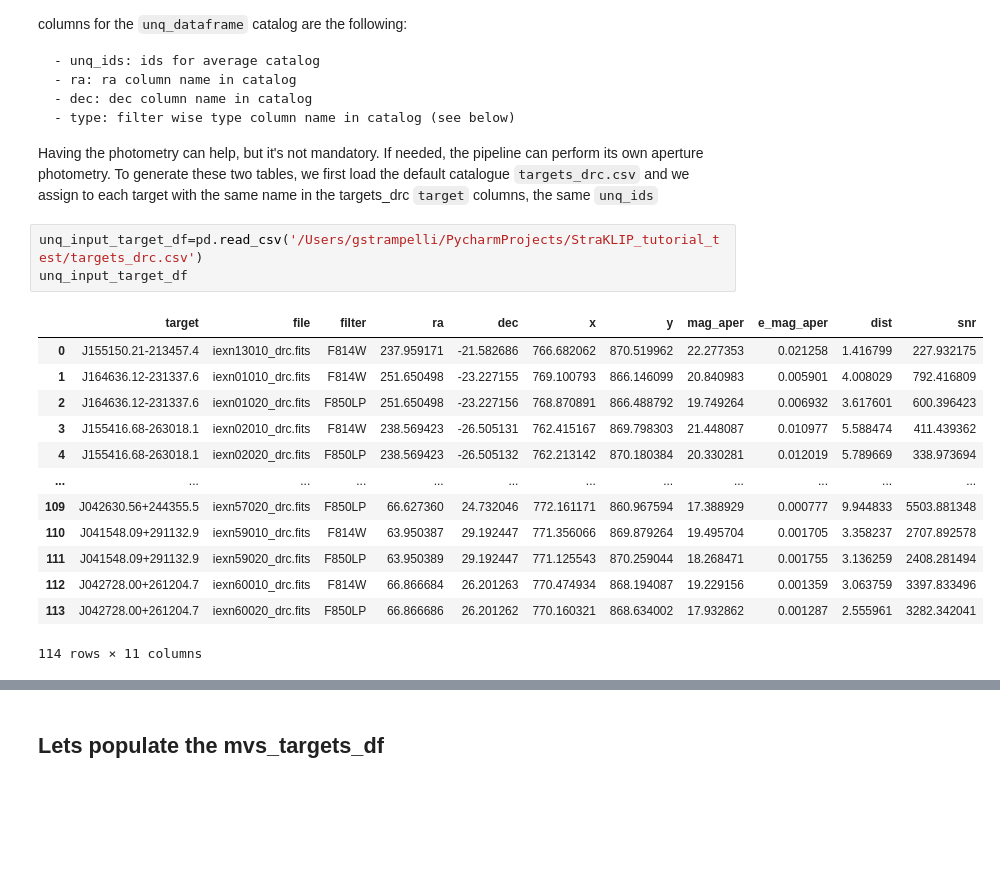
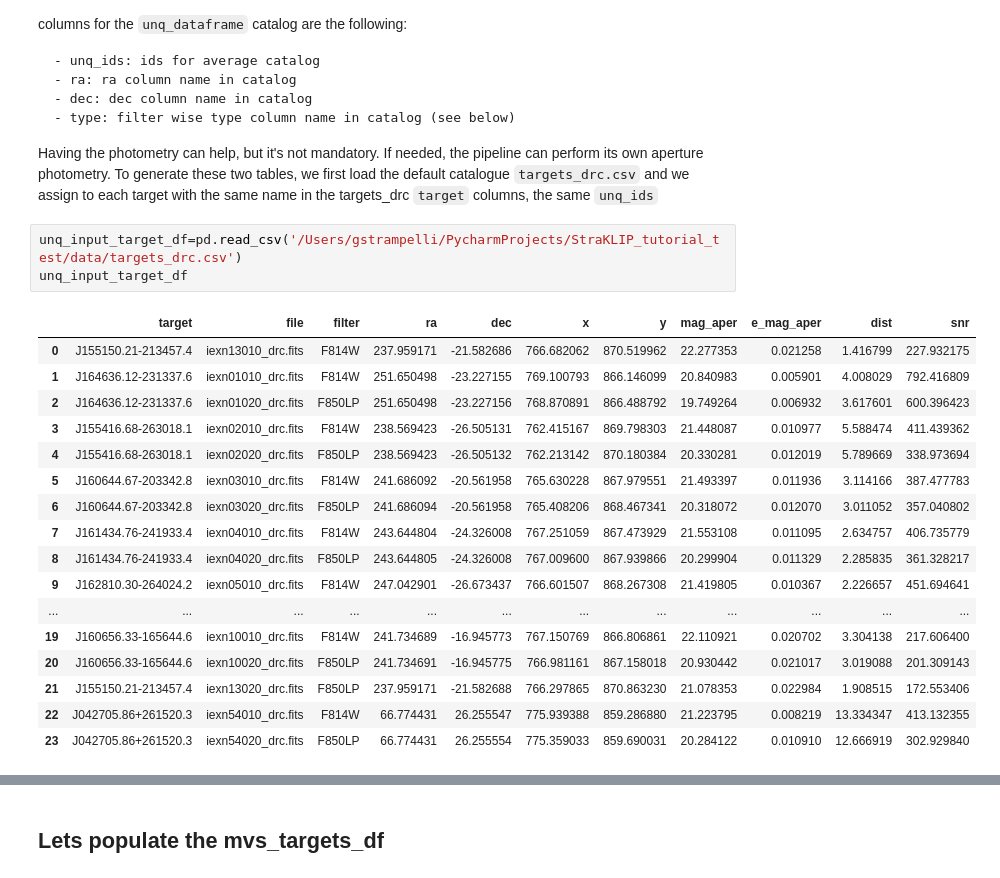
Before and after one commit to strampelligiovanni/StraKLIP, a Jupyter notebook: docs/source/tutorials/tutorial_join_catalogues_DRC.ipynb, the cells around one changed output, grey strips where cells are left out. Cells and saved outputs as stored; diff of their text form; blank space fills up the shorter version.

Commit message:
stable version for read the doc

```diff
--- a/docs/source/tutorials/tutorial_join_catalogues_DRC.ipynb
+++ b/docs/source/tutorials/tutorial_join_catalogues_DRC.ipynb
@@ -46,20 +48,24 @@ The mandatory columns for the `unq_dataframe` catalog are the following:
 Having the photometry can help, but it's not mandatory. If needed, the pipeline can perform its own aperture photometry.
 To generate these two tables, we first load the default catalogue `targets_drc.csv` and we assign to each target with the same name in the targets_drc `target` columns, the same `unq_ids`
 # %%
-unq_input_target_df=pd.read_csv('/Users/gstrampelli/PycharmProjects/StraKLIP_tutorial_test/targets_drc.csv')
+unq_input_target_df=pd.read_csv('/Users/gstrampelli/PycharmProjects/StraKLIP_tutorial_test/data/targets_drc.csv')
 unq_input_target_df
 # %% [output]
 |  | target | file | filter | ra | dec | x | y | mag_aper | e_mag_aper | dist | snr |
 | 0 | J155150.21-213457.4 | iexn13010_drc.fits | F814W | 237.959171 | -21.582686 | 766.682062 | 870.519962 | 22.277353 | 0.021258 | 1.416799 | 227.932175 |
 | 1 | J164636.12-231337.6 | iexn01010_drc.fits | F814W | 251.650498 | -23.227155 | 769.100793 | 866.146099 | 20.840983 | 0.005901 | 4.008029 | 792.416809 |
 | 2 | J164636.12-231337.6 | iexn01020_drc.fits | F850LP | 251.650498 | -23.227156 | 768.870891 | 866.488792 | 19.749264 | 0.006932 | 3.617601 | 600.396423 |
 | 3 | J155416.68-263018.1 | iexn02010_drc.fits | F814W | 238.569423 | -26.505131 | 762.415167 | 869.798303 | 21.448087 | 0.010977 | 5.588474 | 411.439362 |
 | 4 | J155416.68-263018.1 | iexn02020_drc.fits | F850LP | 238.569423 | -26.505132 | 762.213142 | 870.180384 | 20.330281 | 0.012019 | 5.789669 | 338.973694 |
+| 5 | J160644.67-203342.8 | iexn03010_drc.fits | F814W | 241.686092 | -20.561958 | 765.630228 | 867.979551 | 21.493397 | 0.011936 | 3.114166 | 387.477783 |
+| 6 | J160644.67-203342.8 | iexn03020_drc.fits | F850LP | 241.686094 | -20.561958 | 765.408206 | 868.467341 | 20.318072 | 0.012070 | 3.011052 | 357.040802 |
+| 7 | J161434.76-241933.4 | iexn04010_drc.fits | F814W | 243.644804 | -24.326008 | 767.251059 | 867.473929 | 21.553108 | 0.011095 | 2.634757 | 406.735779 |
+| 8 | J161434.76-241933.4 | iexn04020_drc.fits | F850LP | 243.644805 | -24.326008 | 767.009600 | 867.939866 | 20.299904 | 0.011329 | 2.285835 | 361.328217 |
+| 9 | J162810.30-264024.2 | iexn05010_drc.fits | F814W | 247.042901 | -26.673437 | 766.601507 | 868.267308 | 21.419805 | 0.010367 | 2.226657 | 451.694641 |
 | ... | ... | ... | ... | ... | ... | ... | ... | ... | ... | ... | ... |
-| 109 | J042630.56+244355.5 | iexn57020_drc.fits | F850LP | 66.627360 | 24.732046 | 772.161171 | 860.967594 | 17.388929 | 0.000777 | 9.944833 | 5503.881348 |
-| 110 | J041548.09+291132.9 | iexn59010_drc.fits | F814W | 63.950387 | 29.192447 | 771.356066 | 869.879264 | 19.495704 | 0.001705 | 3.358237 | 2707.892578 |
-| 111 | J041548.09+291132.9 | iexn59020_drc.fits | F850LP | 63.950389 | 29.192447 | 771.125543 | 870.259044 | 18.268471 | 0.001755 | 3.136259 | 2408.281494 |
-| 112 | J042728.00+261204.7 | iexn60010_drc.fits | F814W | 66.866684 | 26.201263 | 770.474934 | 868.194087 | 19.229156 | 0.001359 | 3.063759 | 3397.833496 |
-| 113 | J042728.00+261204.7 | iexn60020_drc.fits | F850LP | 66.866686 | 26.201262 | 770.160321 | 868.634002 | 17.932862 | 0.001287 | 2.555961 | 3282.342041 |
+| 19 | J160656.33-165644.6 | iexn10010_drc.fits | F814W | 241.734689 | -16.945773 | 767.150769 | 866.806861 | 22.110921 | 0.020702 | 3.304138 | 217.606400 |
+| 20 | J160656.33-165644.6 | iexn10020_drc.fits | F850LP | 241.734691 | -16.945775 | 766.981161 | 867.158018 | 20.930442 | 0.021017 | 3.019088 | 201.309143 |
+| 21 | J155150.21-213457.4 | iexn13020_drc.fits | F850LP | 237.959171 | -21.582688 | 766.297865 | 870.863230 | 21.078353 | 0.022984 | 1.908515 | 172.553406 |
+| 22 | J042705.86+261520.3 | iexn54010_drc.fits | F814W | 66.774431 | 26.255547 | 775.939388 | 859.286880 | 21.223795 | 0.008219 | 13.334347 | 413.132355 |
+| 23 | J042705.86+261520.3 | iexn54020_drc.fits | F850LP | 66.774431 | 26.255554 | 775.359033 | 859.690031 | 20.284122 | 0.010910 | 12.666919 | 302.929840 |
-114 rows × 11 columns
 # %%
```
Also changed, not shown: parts of 12 cells of this notebook, 9 other files.
